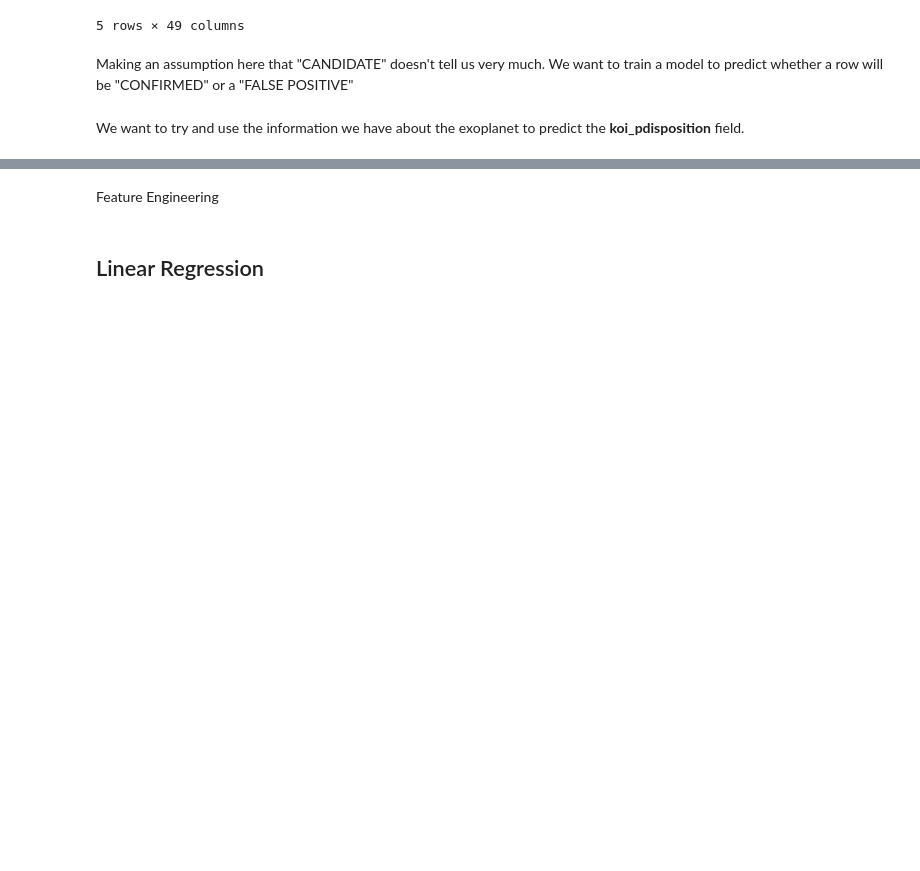
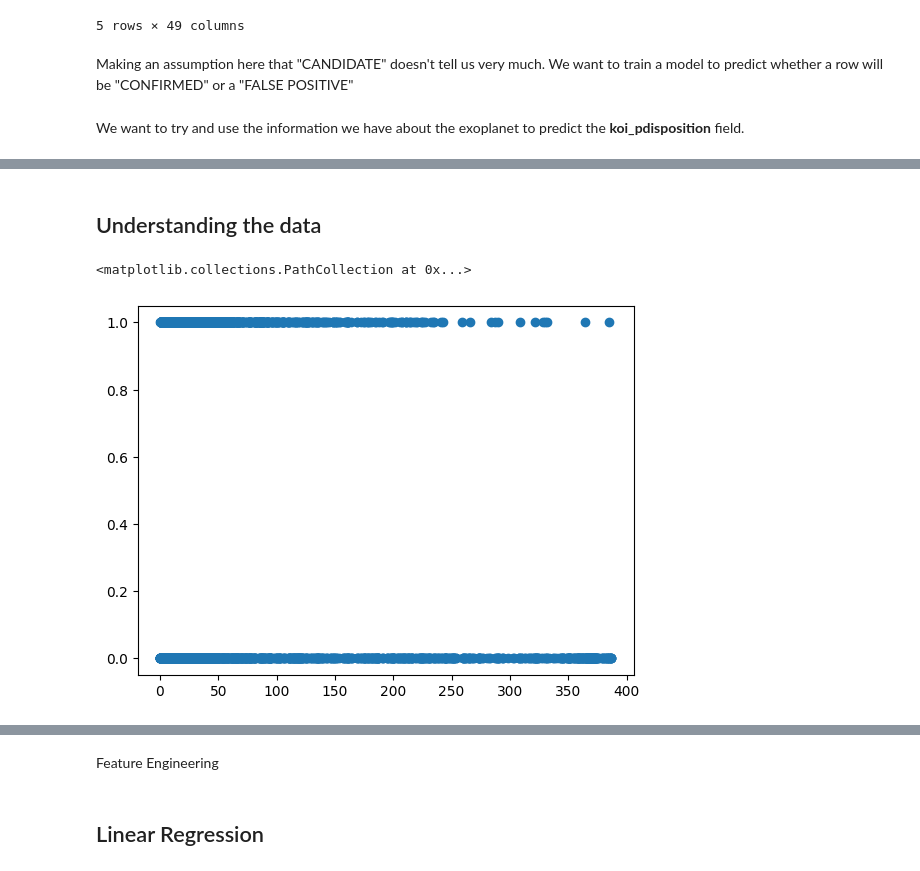
Before and after one commit to russpenska/spaceapps-exoplanets, a Jupyter notebook: src/exploring_koi.ipynb, the cells around one changed output, grey strips where cells are left out. Saved outputs shown, nothing was run; the diff lists cells and outputs as text; code cells hidden in the pictures; blank space fills up the shorter version.

```diff
--- a/src/exploring_koi.ipynb
+++ b/src/exploring_koi.ipynb
@@ -40,0 +69,7 @@ y = df['koi_disposition'] == 'CONFIRMED'
+# %% [markdown]
+## Understanding the data
+# %%
+plt.scatter(X['koi_period'], y)
+# %% [output]
+<matplotlib.collections.PathCollection at 0x...>
+[figure, added]
```
Also changed, not shown: parts of 10 cells of this notebook, 1 other file.
